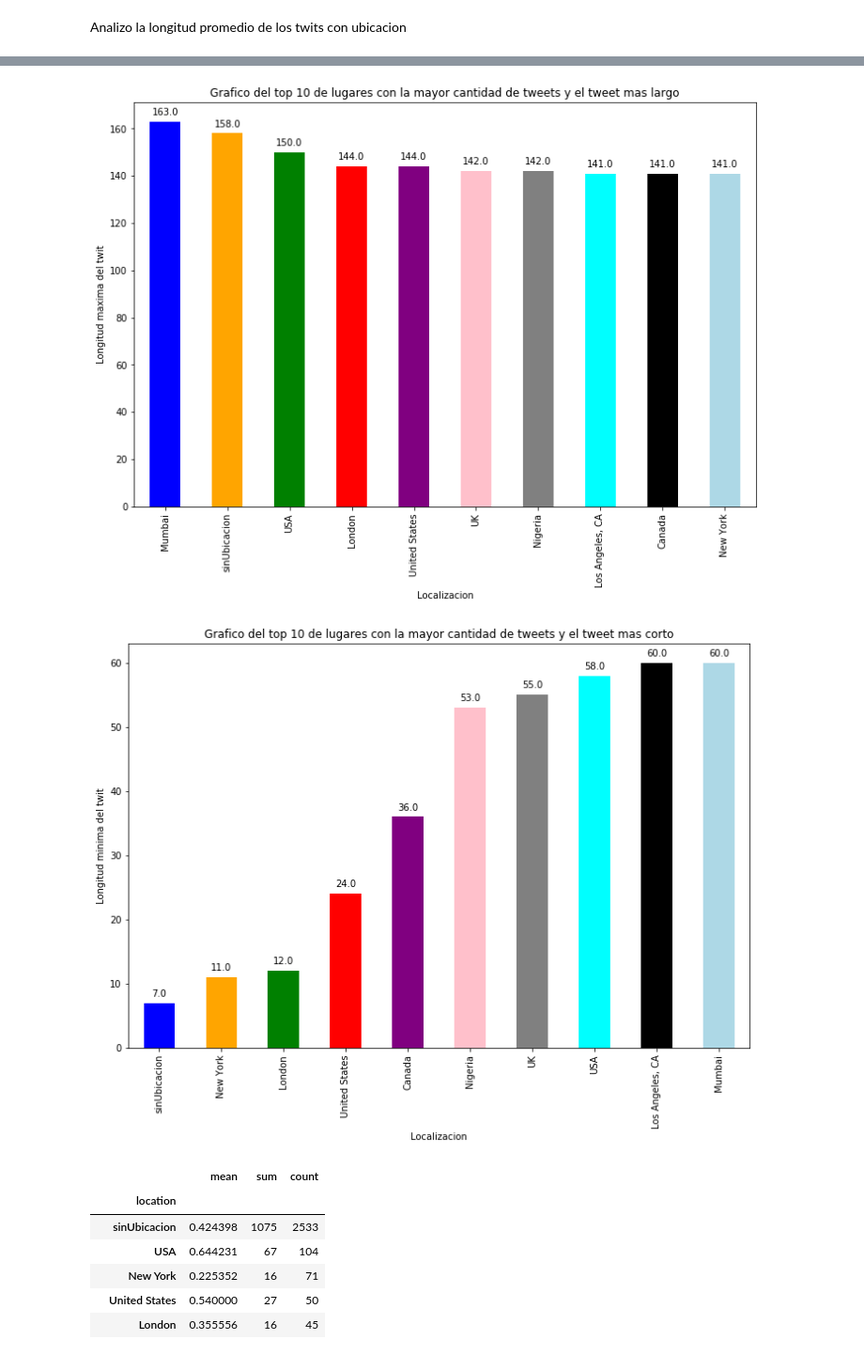
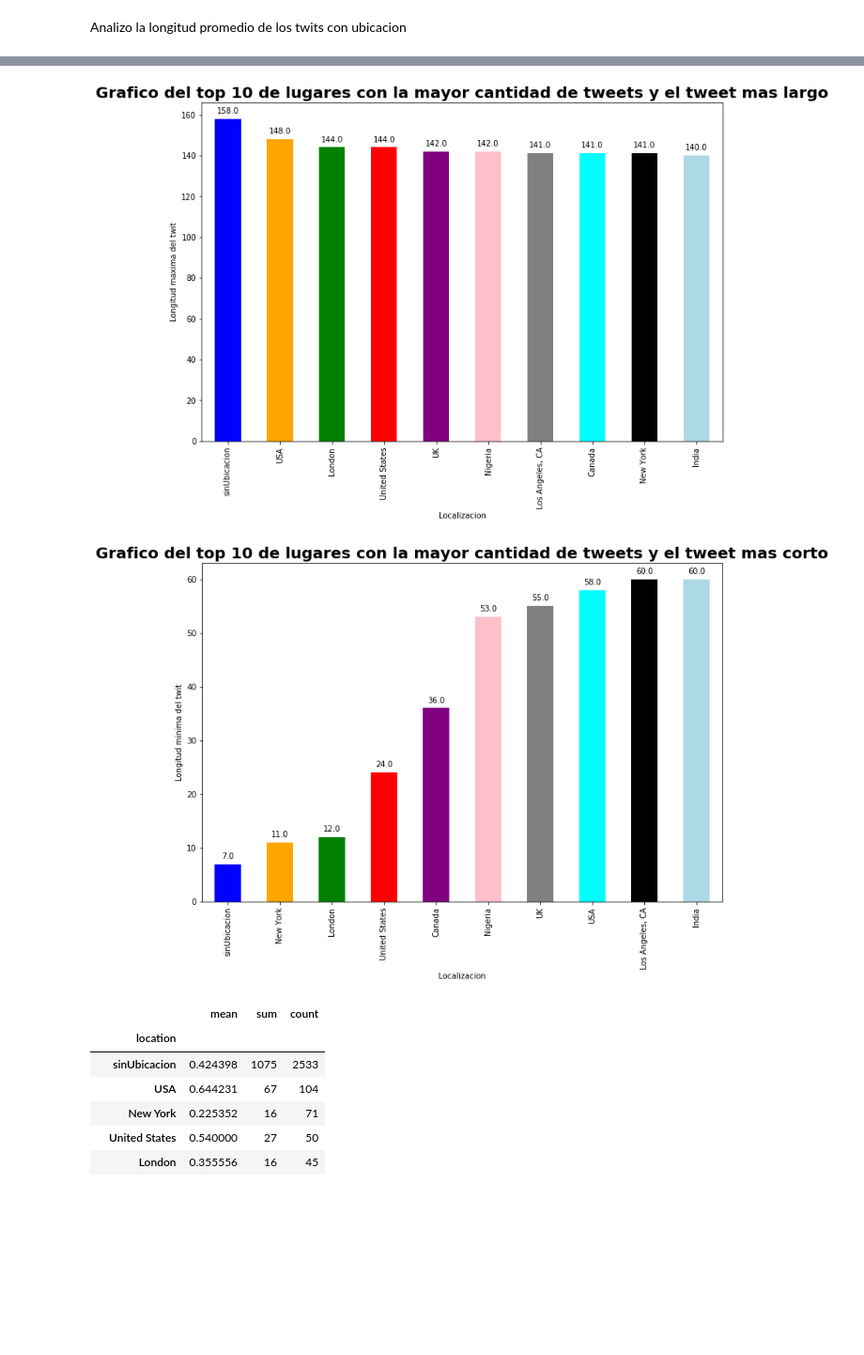
Before and after one commit to NicolasRFL/OrgaDatosTP, a Jupyter notebook: LocationIncompleto.ipynb, the cells around one changed output, grey strips where cells are left out. Shown: that part at 94% size. Cells and saved outputs as stored; diff of their text form; code cells hidden in the pictures; blank space fills up the shorter version.

```diff
--- a/LocationIncompleto.ipynb
+++ b/LocationIncompleto.ipynb
@@ -183,5 +186,5 @@ Philippines                         1
 Name: location, Length: 3342, dtype: int64
 # %%
-grouped = datos[datos.duplicated(subset=['location'],keep=False)].groupby('location').agg({'longitudTweet':['mean','max','min','std','sum']}).longitudTweet.sort_values(by=['sum'],ascending=False)
+grouped = datos[datos.duplicated(subset=['location'],keep=False)].groupby('location').agg({'longitudTweet':['mean','max','min','std','count']}).longitudTweet.sort_values(by=['count'],ascending=False)
 grouped.head(10)
 # %% [output]
@@ -200,9 +203,9 @@ grouped.head(10)
 # %%
 ax = grouped.head(10)['mean'].sort_values(ascending=False).plot.bar(figsize=(12, 8),yerr=(grouped.head(10)['std']),
-        color=['blue','orange','green','red','purple','pink','gray','cyan','k','lightblue','yellow','teal','lime'],
-        title='Grafico del top 10 de lugares con la mayor cantidad de tweets y el promedio de la longitud de sus tweets')
+        color=['blue','orange','green','red','purple','pink','gray','cyan','k','lightblue','yellow','teal','lime'])
 ax.set_xlabel('Localizacion')
 ax.set_ylabel('Longitud promedio de los twits')
+ax.set_title('Grafico del top 10 de lugares con la mayor cantidad de tweets y el promedio de la longitud de sus tweets',fontsize=20,fontweight="bold")
 
 def add_value_labels(ax, spacing=5):
     """Add labels to the end of each bar in a bar chart.
@@ -248,5 +251,5 @@ def add_value_labels(ax, spacing=5):
 # Call the function above. All the magic happens there.
 add_value_labels(ax)
 
-plt.savefig("image.png")
+plt.savefig("image10.png")
 # %% [output]
@@ -254,8 +275,8 @@ plt.savefig("image.png")
 # %%
 #hago un grafico con las ubicaciones con el twit mas largo
 ax = grouped.head(10)['max'].sort_values(ascending=False).plot.bar(figsize=(12, 8),
-        color=['blue','orange','green','red','purple','pink','gray','cyan','k','lightblue','yellow','teal','lime'],
-        title='Grafico del top 10 de lugares con la mayor cantidad de tweets y el tweet mas largo')
+        color=['blue','orange','green','red','purple','pink','gray','cyan','k','lightblue','yellow','teal','lime'])
+ax.set_title('Grafico del top 10 de lugares con la mayor cantidad de tweets y el tweet mas largo',fontsize=20,fontweight="bold")
 ax.set_xlabel('Localizacion')
 ax.set_ylabel('Longitud maxima del twit')
 
@@ -277,40 +298,40 @@ def add_value_labels(ax, spacing=5):
         # Number of points between bar and label. Change to your liking.
         space = spacing
         # Vertical alignment for positive values
         va = 'bottom'
 
         # If value of bar is negative: Place label below bar
         if y_value < 0:
             # Invert space to place label below
             space *= -1
             # Vertically align label at top
             va = 'top'
 
         # Use Y value as label and format number with one decimal place
         label = "{:.1f}".format(y_value)
 
         # Create annotation
         ax.annotate(
             label,                      # Use `label` as label
             (x_value, y_value),         # Place label at end of the bar
             xytext=(0, space),          # Vertically shift label by `space`
             textcoords="offset points", # Interpret `xytext` as offset in points
             ha='center',                # Horizontally center label
             va=va)                      # Vertically align label differently for
                                         # positive and negative values.
 
 
 # Call the function above. All the magic happens there.
 add_value_labels(ax)
 
-plt.savefig("image.png")
+plt.savefig("image11.png")
 # %% [output]
-[figure, old version]
+[figure, new version]
 # %%
 #ubicaciones con el twit mas corto
 ax = grouped.head(10)['min'].sort_values(ascending=True).plot.bar(figsize=(12, 8),
-color=['blue','orange','green','red','purple','pink','gray','cyan','k','lightblue','yellow','teal','lime'],
-title='Grafico del top 10 de lugares con la mayor cantidad de tweets y el tweet mas corto')
+color=['blue','orange','green','red','purple','pink','gray','cyan','k','lightblue','yellow','teal','lime'])
+ax.set_title('Grafico del top 10 de lugares con la mayor cantidad de tweets y el tweet mas corto',fontsize=20,fontweight="bold")
 ax.set_xlabel('Localizacion')
 ax.set_ylabel('Longitud minima del twit')
 ax.set_ylim(bottom=0)
@@ -358,9 +379,9 @@ def add_value_labels(ax, spacing=5):
 # Call the function above. All the magic happens there.
 add_value_labels(ax)
 
-plt.savefig("image.png")
+plt.savefig("image12.png")
 # %% [output]
-[figure, old version]
+[figure, new version]
 # %%
 grouped = datos[datos.duplicated(subset=['location'],keep=False)].groupby(
     'location').agg({'target':['mean','sum','count']}).target.sort_values(by=['count'],ascending=False)
```
Also changed, not shown: parts of 17 cells of this notebook, 2 other files.
